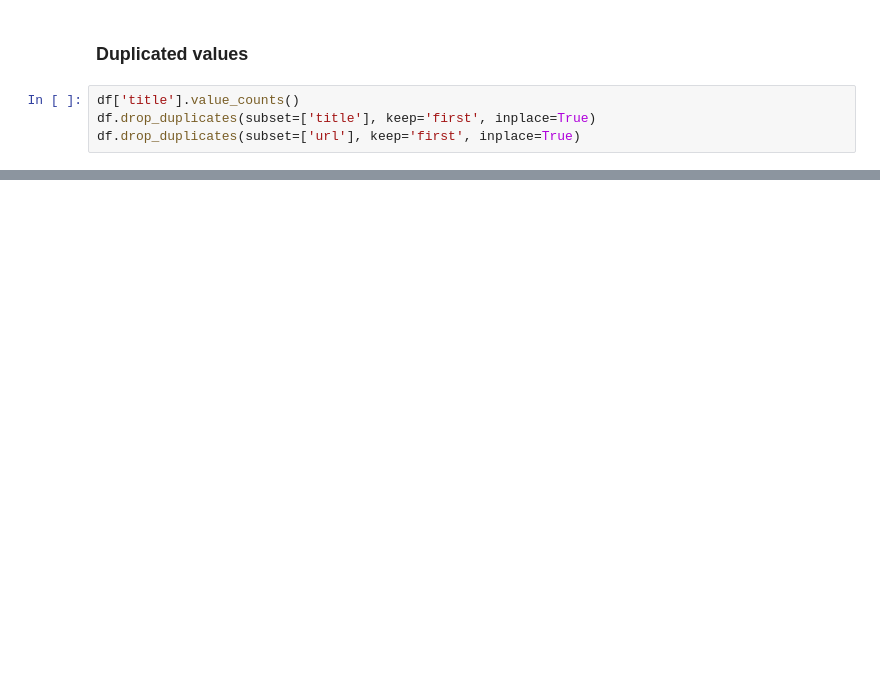
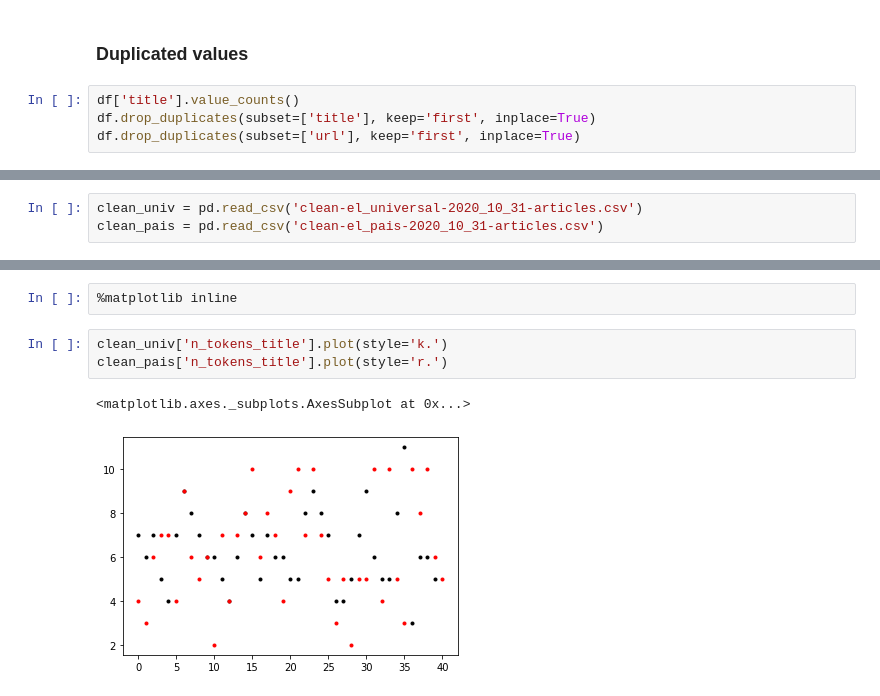
Before and after one commit to nicolaslazzos/basic-web-scraper, a Jupyter notebook: data_wrangling.ipynb, the cells around one changed output, grey strips where cells are left out. Cells and saved outputs as stored; diff of their text form; blank space fills up the shorter version.

Commit message:
adding another newspaper source for comparing clean data

```diff
--- a/data_wrangling.ipynb
+++ b/data_wrangling.ipynb
@@ -202,0 +205,3 @@ df.drop_duplicates(subset=['url'], keep='first', inplace=True)
+# %%
+clean_univ = pd.read_csv('clean-el_universal-2020_10_31-articles.csv')
+clean_pais = pd.read_csv('clean-el_pais-2020_10_31-articles.csv')
@@ -202,0 +232,8 @@ df.drop_duplicates(subset=['url'], keep='first', inplace=True)
+# %%
+%matplotlib inline
+# %%
+clean_univ['n_tokens_title'].plot(style='k.')
+clean_pais['n_tokens_title'].plot(style='r.')
+# %% [output]
+<matplotlib.axes._subplots.AxesSubplot at 0x...>
+[figure, added]
```
Also changed, not shown: parts of 8 cells of this notebook, 3 other files.
